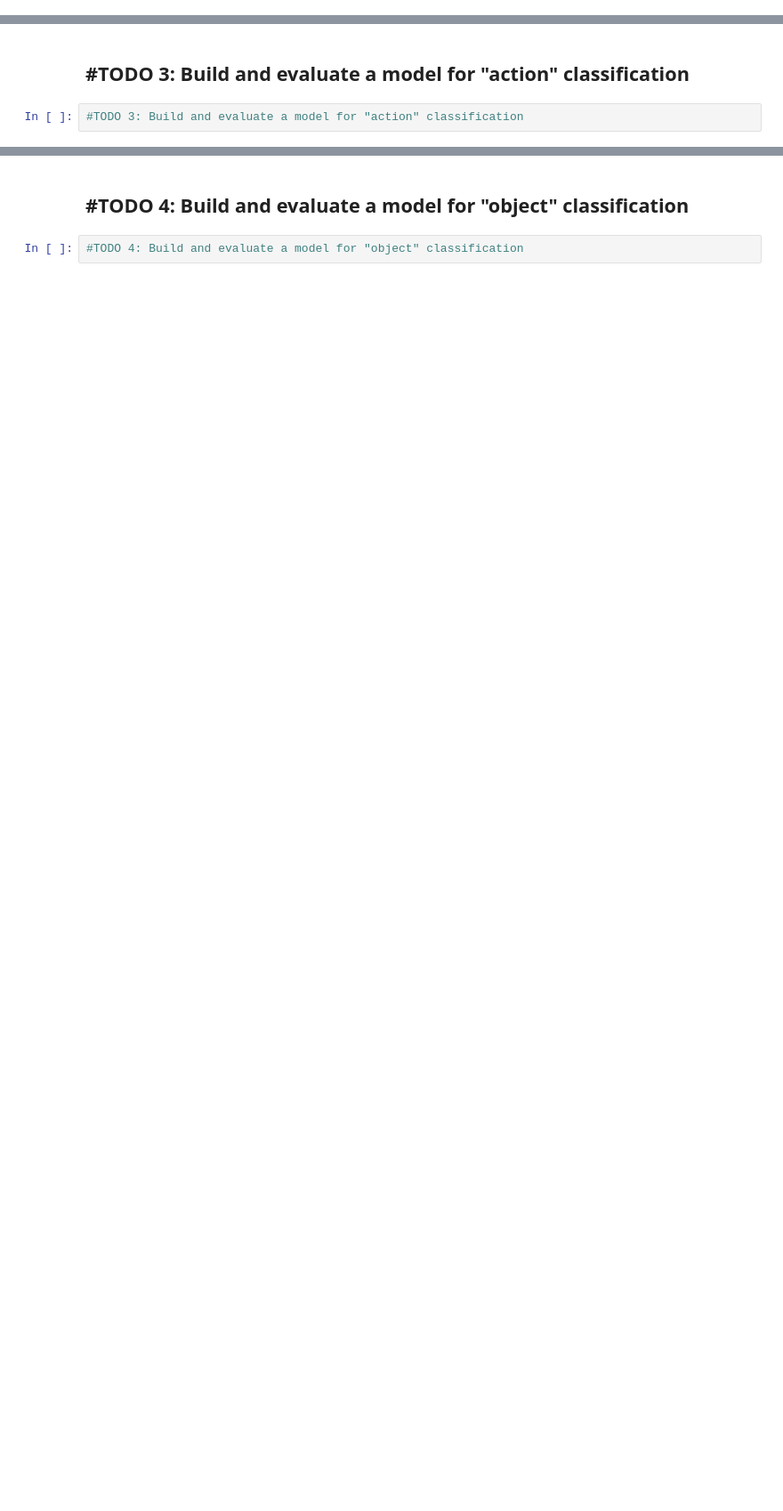
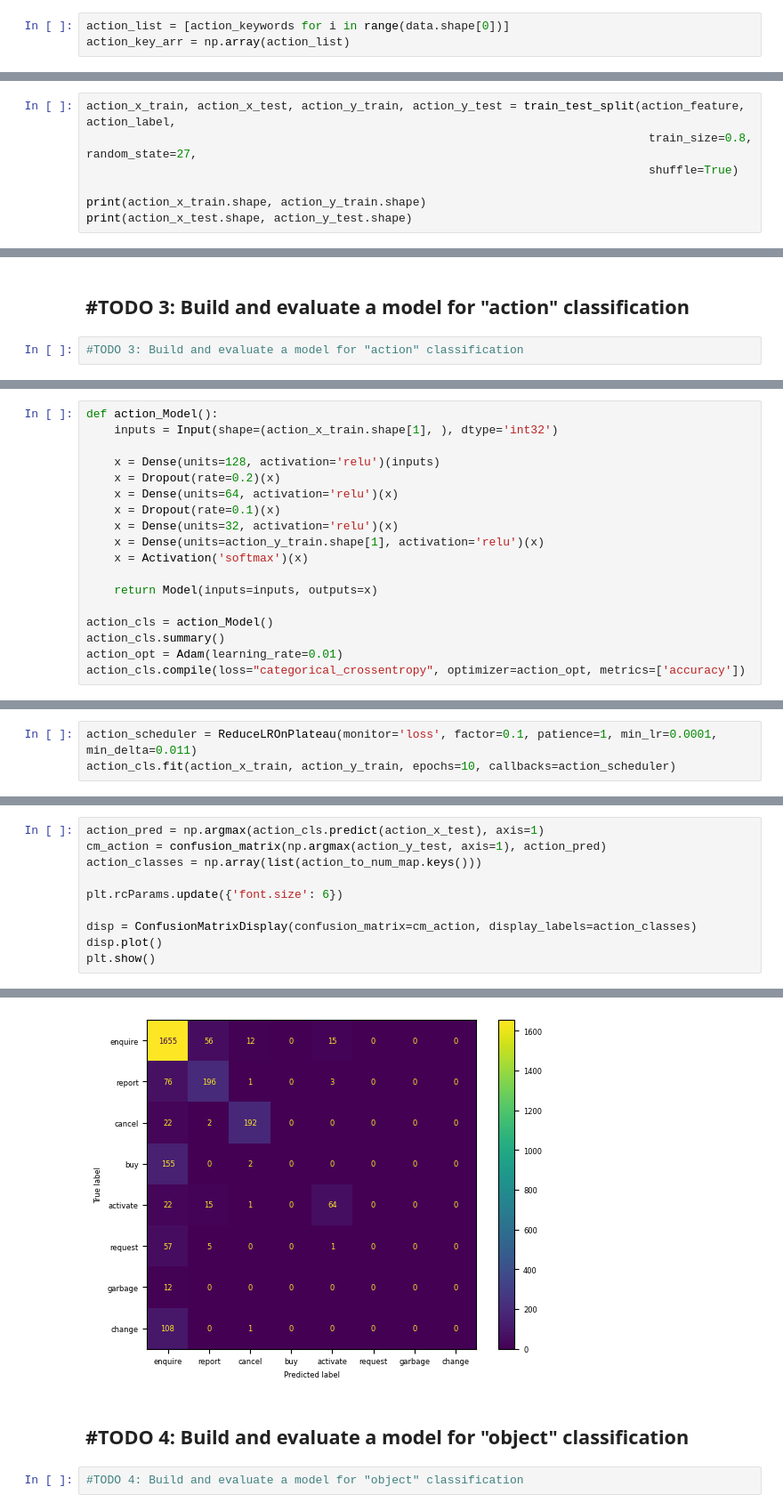
Before and after one commit to njrean/NLP_HW3, a Jupyter notebook: HW3.1.ipynb, the cells around one changed output, grey strips where cells are left out. Shown: that part at 89% size. Saved outputs shown, nothing was run; the diff lists cells and outputs as text; blank space fills up the shorter version.

```diff
--- a/HW3.1.ipynb
+++ b/HW3.1.ipynb
@@ -70,0 +374,3 @@ Don't forget to split data into train and test sets (+ validation set if you wan
+# %%
+action_list = [action_keywords for i in range(data.shape[0])]
+action_key_arr = np.array(action_list)
@@ -70,0 +436,7 @@ Don't forget to split data into train and test sets (+ validation set if you wan
+# %%
+action_x_train, action_x_test, action_y_train, action_y_test = train_test_split(action_feature, action_label,
+                                                                                 train_size=0.8, random_state=27,
+                                                                                 shuffle=True)
+
+print(action_x_train.shape, action_y_train.shape)
+print(action_x_test.shape, action_y_test.shape)
@@ -74,0 +558,18 @@ Don't forget to split data into train and test sets (+ validation set if you wan
+# %%
+def action_Model():
+    inputs = Input(shape=(action_x_train.shape[1], ), dtype='int32')
+
+    x = Dense(units=128, activation='relu')(inputs)
+    x = Dropout(rate=0.2)(x)
+    x = Dense(units=64, activation='relu')(x)
+    x = Dropout(rate=0.1)(x)
+    x = Dense(units=32, activation='relu')(x)
+    x = Dense(units=action_y_train.shape[1], activation='relu')(x)
+    x = Activation('softmax')(x)
+
+    return Model(inputs=inputs, outputs=x)
+
+action_cls = action_Model()
+action_cls.summary()
+action_opt = Adam(learning_rate=0.01)
+action_cls.compile(loss="categorical_crossentropy", optimizer=action_opt, metrics=['accuracy'])
@@ -74,0 +596,3 @@ Don't forget to split data into train and test sets (+ validation set if you wan
+# %%
+action_scheduler = ReduceLROnPlateau(monitor='loss', factor=0.1, patience=1, min_lr=0.0001, min_delta=0.011)
+action_cls.fit(action_x_train, action_y_train, epochs=10, callbacks=action_scheduler)
@@ -74,0 +638,11 @@ Don't forget to split data into train and test sets (+ validation set if you wan
+# %%
+action_pred = np.argmax(action_cls.predict(action_x_test), axis=1)
+cm_action = confusion_matrix(np.argmax(action_y_test, axis=1), action_pred)
+action_classes = np.array(list(action_to_num_map.keys()))
+
+plt.rcParams.update({'font.size': 6})
+
+disp = ConfusionMatrixDisplay(confusion_matrix=cm_action, display_labels=action_classes)
+disp.plot()
+plt.show()
+# %% [output]
@@ -75,3 +650,4 @@ Don't forget to split data into train and test sets (+ validation set if you wan
+[figure, added]
 # %% [markdown]
 ## #TODO 4: Build and evaluate a model for "object" classification
 # %%
```
Also changed, not shown: parts of 78 cells of this notebook, 3 other files.
